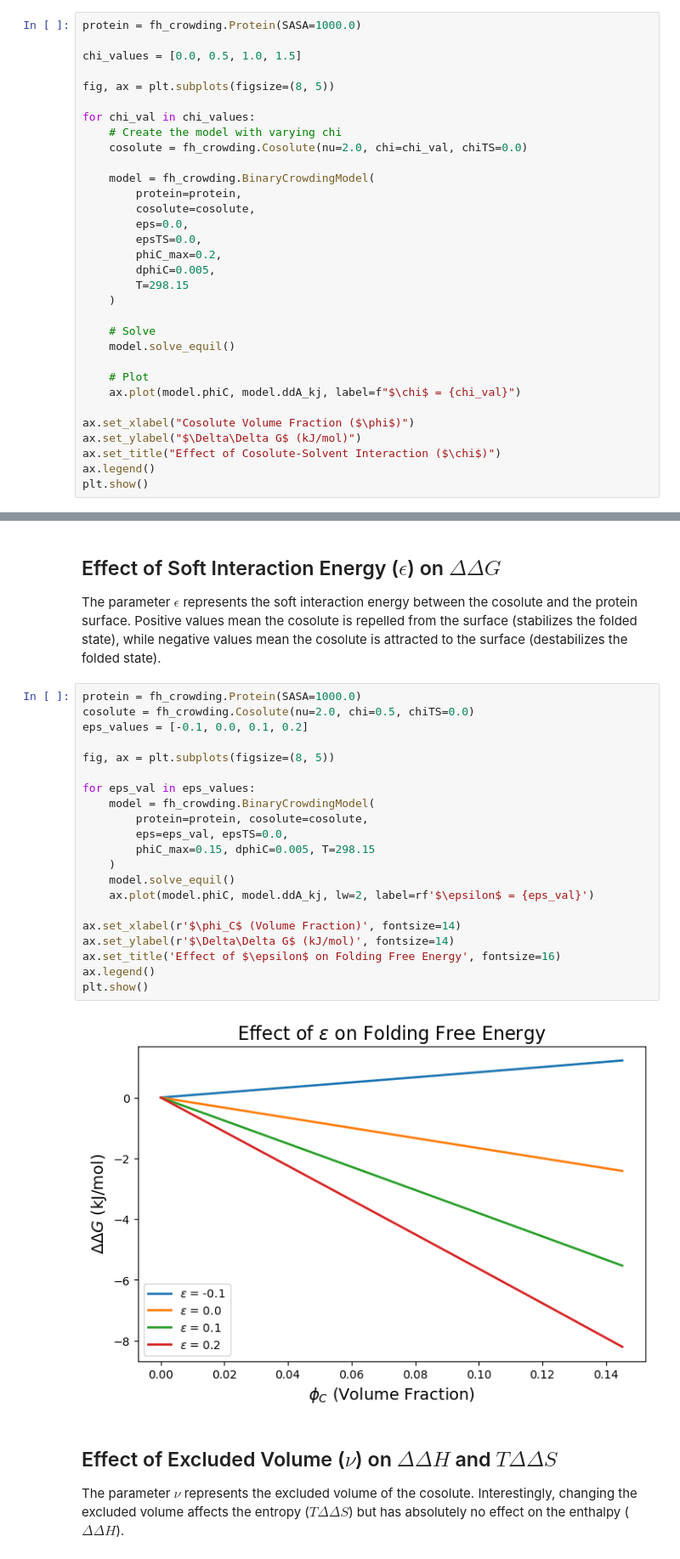
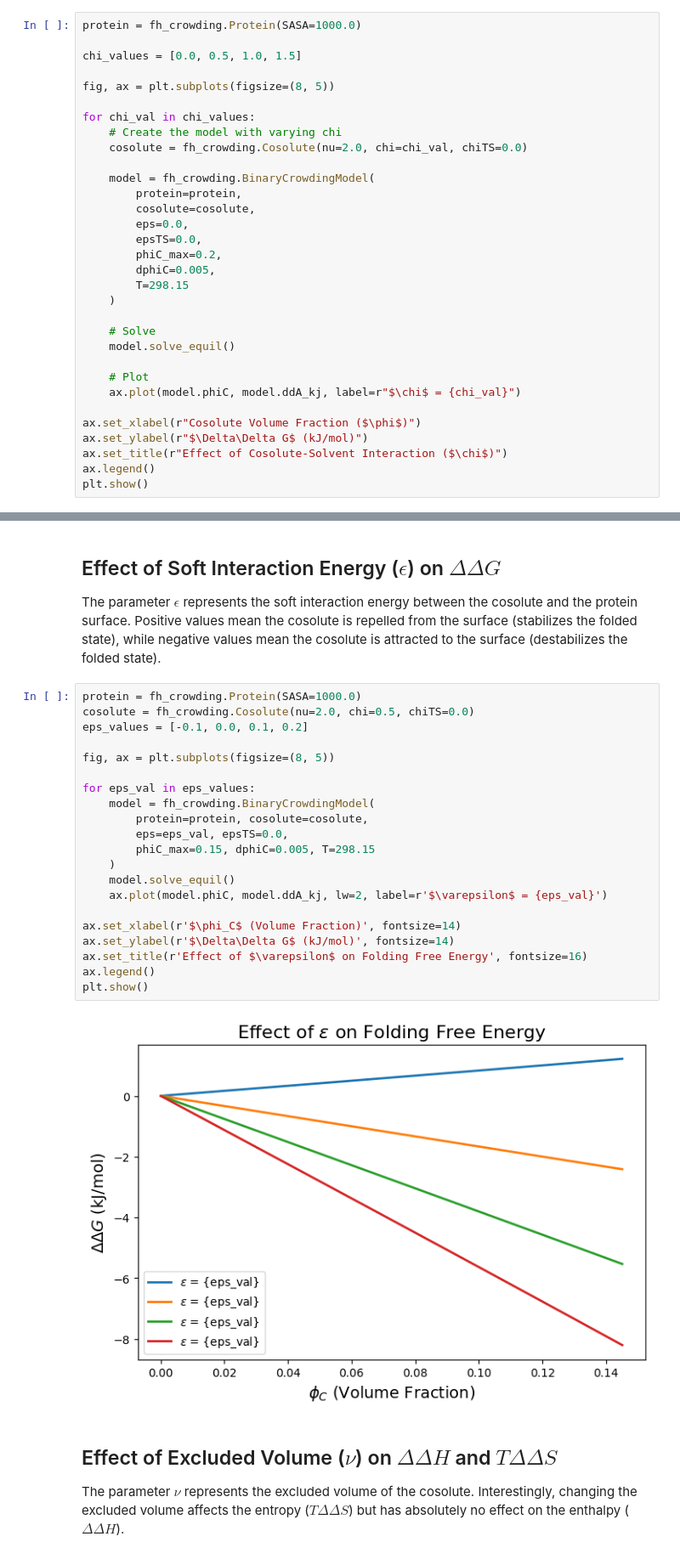
Before and after one commit to gilIolgenblum/ProteinCrowding, a Jupyter notebook: tutorials/05_parameter_sensitivity_and_interpretation.ipynb, the cells around one changed output, grey strips where cells are left out. Shown at 85% size. Saved outputs shown, nothing was run; the diff lists cells and outputs as text.

```diff
--- a/tutorials/05_parameter_sensitivity_and_interpretation.ipynb
+++ b/tutorials/05_parameter_sensitivity_and_interpretation.ipynb
@@ -89,11 +124,11 @@ for chi_val in chi_values:
     model.solve_equil()
 
     # Plot
-    ax.plot(model.phiC, model.ddA_kj, label=f"$\chi$ = {chi_val}")
+    ax.plot(model.phiC, model.ddA_kj, label=r"$\chi$ = {chi_val}")
 
-ax.set_xlabel("Cosolute Volume Fraction ($\phi$)")
-ax.set_ylabel("$\Delta\Delta G$ (kJ/mol)")
-ax.set_title("Effect of Cosolute-Solvent Interaction ($\chi$)")
+ax.set_xlabel(r"Cosolute Volume Fraction ($\phi$)")
+ax.set_ylabel(r"$\Delta\Delta G$ (kJ/mol)")
+ax.set_title(r"Effect of Cosolute-Solvent Interaction ($\chi$)")
 ax.legend()
 plt.show()
 # %% [output]
@@ -109,26 +144,26 @@ The parameter $\epsilon$ represents the soft interaction energy between the coso
 # %%
 protein = fh_crowding.Protein(SASA=1000.0)
 cosolute = fh_crowding.Cosolute(nu=2.0, chi=0.5, chiTS=0.0)
 eps_values = [-0.1, 0.0, 0.1, 0.2]
 
 fig, ax = plt.subplots(figsize=(8, 5))
 
 for eps_val in eps_values:
     model = fh_crowding.BinaryCrowdingModel(
         protein=protein, cosolute=cosolute,
         eps=eps_val, epsTS=0.0,
         phiC_max=0.15, dphiC=0.005, T=298.15
     )
     model.solve_equil()
-    ax.plot(model.phiC, model.ddA_kj, lw=2, label=rf'$\epsilon$ = {eps_val}')
+    ax.plot(model.phiC, model.ddA_kj, lw=2, label=r'$\varepsilon$ = {eps_val}')
 
 ax.set_xlabel(r'$\phi_C$ (Volume Fraction)', fontsize=14)
 ax.set_ylabel(r'$\Delta\Delta G$ (kJ/mol)', fontsize=14)
-ax.set_title('Effect of $\epsilon$ on Folding Free Energy', fontsize=16)
+ax.set_title(r'Effect of $\varepsilon$ on Folding Free Energy', fontsize=16)
 ax.legend()
 plt.show()
 # %% [output]
-[figure, old version]
+[figure, new version]
 # %% [markdown]
 ## Effect of Excluded Volume ($\nu$) on $\Delta\Delta H$ and $T\Delta\Delta S$
 The parameter $\nu$ represents the excluded volume of the cosolute. Interestingly, changing the excluded volume affects the entropy ($T\Delta\Delta S$) but has absolutely no effect on the enthalpy ($\Delta\Delta H$).
```
Also changed, not shown: parts of 6 cells of this notebook.
